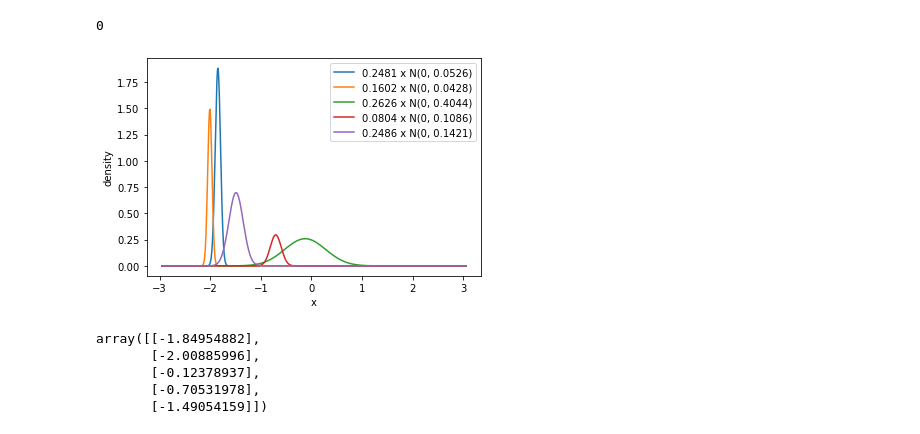
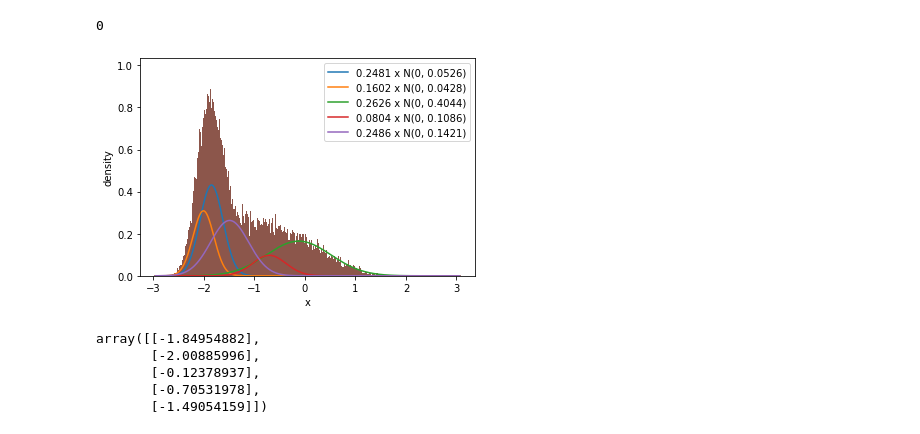
Before and after one commit to DongDong500/CPNKDv2, a Jupyter notebook: pallete_trans-hist.ipynb, the cells around one changed output. Drawn from its saved outputs; the diff is of its cells as text; code cells hidden in the pictures.

```diff
--- a/pallete_trans-hist.ipynb
+++ b/pallete_trans-hist.ipynb
@@ -21,8 +21,8 @@ def genImage(im):
     denorm = utils.Denormalize(mean=[0.485, 0.456, 0.406], std=[0.229, 0.224, 0.225])
     return (denorm(im.numpy()) * 255).transpose(1, 2, 0).astype(np.uint8)
 
-pic, _ = ext_trans[0](img, img)
-pic, _ = ext_trans[1](pic, _)
+pic1, _ = ext_trans[0](img, img)
+pic, _ = ext_trans[1](pic1, _)
 gp = np.random.normal(0, 0.2, np.shape(pic.numpy()))
 tmp = pic + torch.from_numpy(gp)
 pic2 = genImage(tmp)
@@ -125,25 +164,45 @@ mm.fit(data)
 # %%
 import matplotlib.pyplot as plt
 
 x = np.arange(round(data.min(), 3), round(data.max(), 3), 0.005)
 
 def gaussian(x, mean, sigma, pi):
-    return pi * (1 / np.sqrt(2*np.pi * sigma**2)) * np.exp(- (x-mean)**2 / (2*sigma**2))
+    return pi * (1 / np.sqrt(2*np.pi * sigma)) * np.exp(- (x-mean)**2 / (2*sigma))
+
+mm.parameters['mu'] = np.array([[-1.84954882],
+       [-2.00885996],
+       [-0.12378937],
+       [-0.70531978],
+       [-1.49054159]])
+
+mm.parameters['sigma'] = np.array([[[0.05260948]],
+
+       [[0.04282496]],
+
+       [[0.40440687]],
+
+       [[0.10857593]],
+
+       [[0.14214313]]])
+
+mm.parameters['pi'] = np.array([0.2481, 0.1602, 0.2626, 0.0804, 0.2486])
 
 legend = []
 for i in range(0, CLUSTER):
     pi = mm.parameters['pi'][i]
     mu = mm.parameters['mu'][i, 0]
     sigma = mm.parameters['sigma'][i, 0, 0]
     legend.append(f'{pi:.4f} x N(0, {sigma:.4f})')
     plt.plot(x, gaussian(x, mu, sigma, pi))
 
+plt.hist(data, bins=10000, density=True)
+
 plt.xlabel('x')
 plt.ylabel('density')
 plt.legend(legend)
 plt.show()
 # %% [output]
-[figure, old version]
+[figure, new version]
 # %%
 mm.parameters['mu']
 # %% [output]
```
Also changed, not shown: parts of 3 cells of this notebook.
